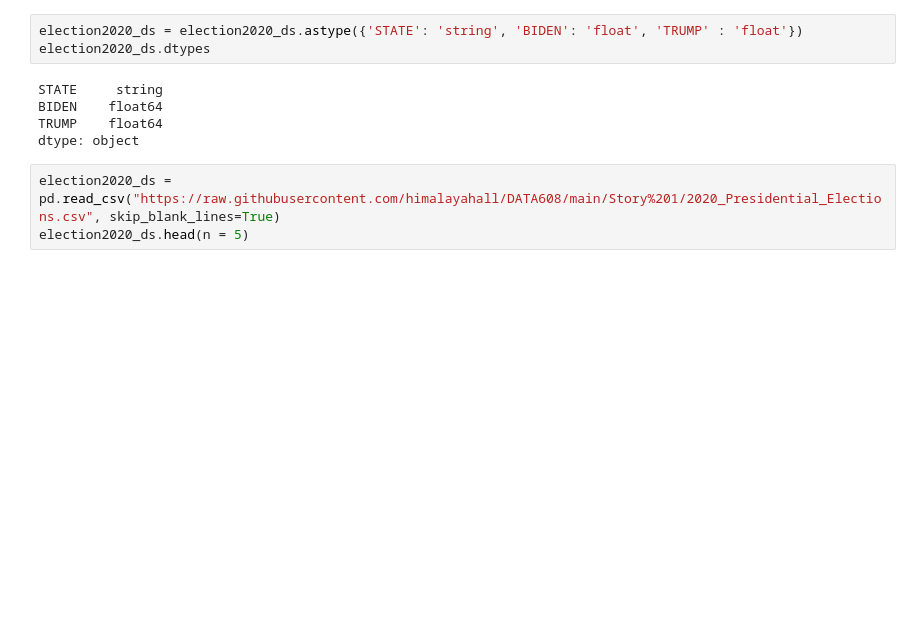
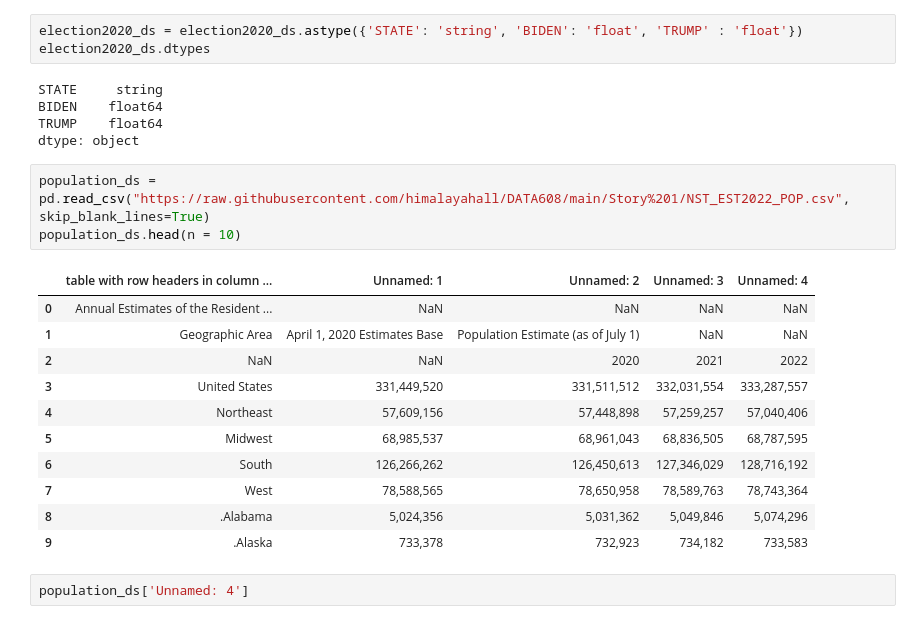
Before and after one commit to himalayahall/DATA608, a Jupyter notebook: Story 1/Story1.ipynb, the cells around one changed output. Saved outputs shown, nothing was run; the diff lists cells and outputs as text; blank space fills up the shorter version.

```diff
--- a/Story 1/Story1.ipynb
+++ b/Story 1/Story1.ipynb
@@ -97,5 +143,19 @@ BIDEN    float64
 TRUMP    float64
 dtype: object
 # %%
-election2020_ds = pd.read_csv("https://raw.githubusercontent.com/himalayahall/DATA608/main/Story%201/2020_Presidential_Elections.csv", skip_blank_lines=True)
-election2020_ds.head(n = 5)
+population_ds = pd.read_csv("https://raw.githubusercontent.com/himalayahall/DATA608/main/Story%201/NST_EST2022_POP.csv", skip_blank_lines=True)
+population_ds.head(n = 10)
+# %% [output]
+|  | table with row headers in column ... | Unnamed: 1 | Unnamed: 2 | Unnamed: 3 | Unnamed: 4 |
+| 0 | Annual Estimates of the Resident ... | NaN | NaN | NaN | NaN |
+| 1 | Geographic Area | April 1, 2020 Estimates Base | Population Estimate (as of July 1) | NaN | NaN |
+| 2 | NaN | NaN | 2020 | 2021 | 2022 |
+| 3 | United States | 331,449,520 | 331,511,512 | 332,031,554 | 333,287,557 |
+| 4 | Northeast | 57,609,156 | 57,448,898 | 57,259,257 | 57,040,406 |
+| 5 | Midwest | 68,985,537 | 68,961,043 | 68,836,505 | 68,787,595 |
+| 6 | South | 126,266,262 | 126,450,613 | 127,346,029 | 128,716,192 |
+| 7 | West | 78,588,565 | 78,650,958 | 78,589,763 | 78,743,364 |
+| 8 | .Alabama | 5,024,356 | 5,031,362 | 5,049,846 | 5,074,296 |
+| 9 | .Alaska | 733,378 | 732,923 | 734,182 | 733,583 |
+# %%
+population_ds['Unnamed: 4']
```
Also changed, not shown: parts of 5 cells of this notebook.
